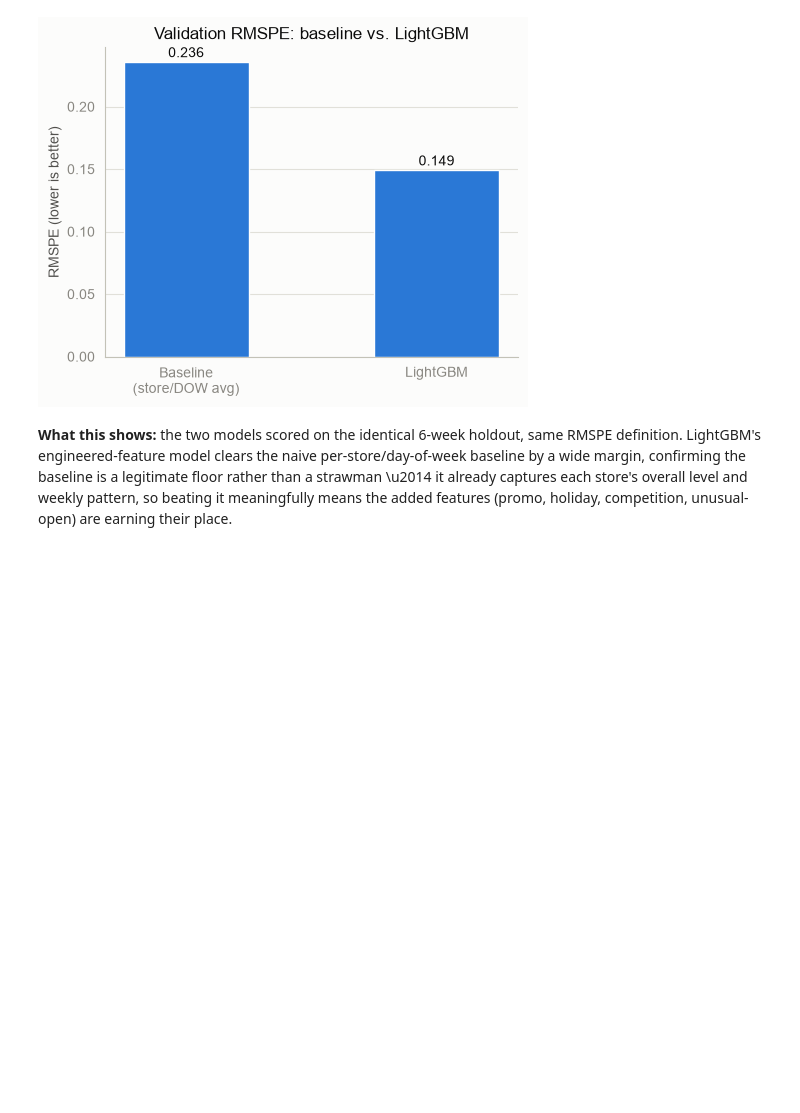
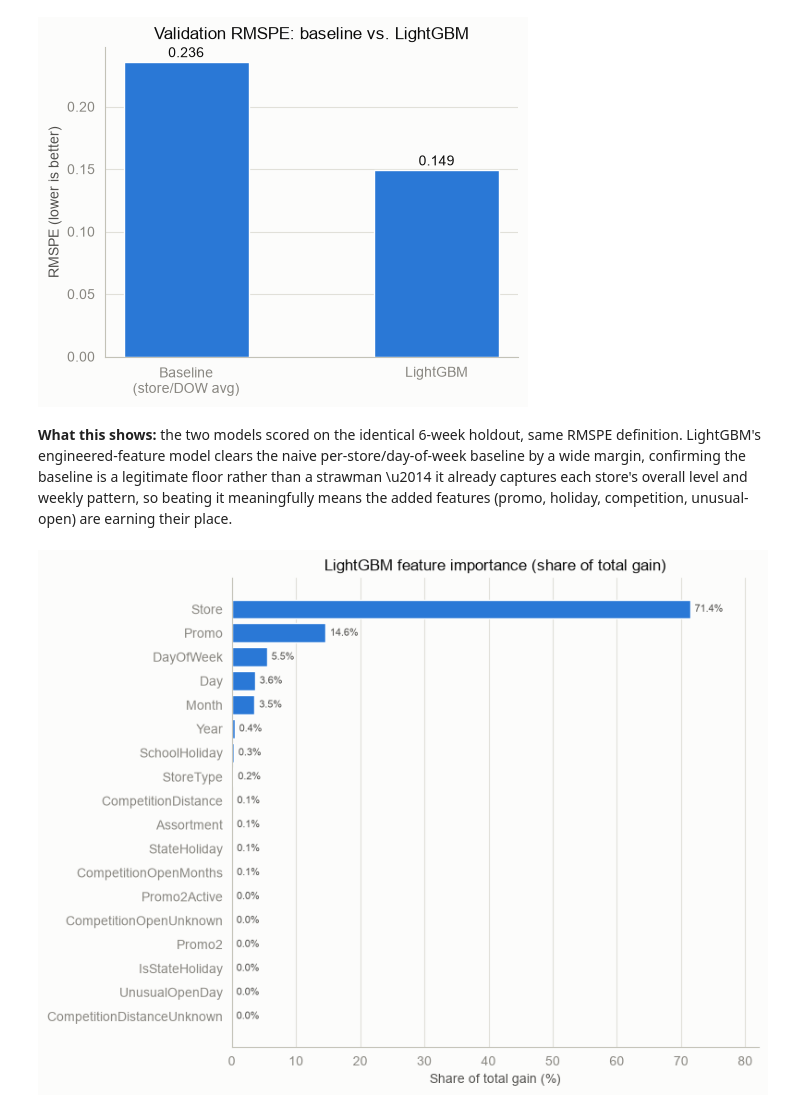
Before and after one commit to india-ehrhardt/rossman-sales-forecasting, a Jupyter notebook: notebooks/01_eda.ipynb, the cells around one changed output. Drawn from its saved outputs; the diff is of its cells as text; code cells hidden in the pictures; blank space fills up the shorter version.

```diff
--- a/notebooks/01_eda.ipynb
+++ b/notebooks/01_eda.ipynb
@@ -307,3 +307,22 @@ plt.show()
 [figure]
 # %% [markdown]
 **What this shows:** the two models scored on the identical 6-week holdout, same RMSPE definition. LightGBM's engineered-feature model clears the naive per-store/day-of-week baseline by a wide margin, confirming the baseline is a legitimate floor rather than a strawman \u2014 it already captures each store's overall level and weekly pattern, so beating it meaningfully means the added features (promo, holiday, competition, unusual-open) are earning their place.
+# %%
+importance = pd.Series(model.feature_importance(importance_type="gain"), index=model.feature_name())
+importance_pct = (importance / importance.sum() * 100).sort_values(ascending=True)
+
+fig, ax = plt.subplots(figsize=(8, 6))
+bars = ax.barh(importance_pct.index, importance_pct.values, color=BLUE)
+for bar, value in zip(bars, importance_pct.values):
+    label_x = bar.get_width() + max(importance_pct.values) * 0.01
+    ax.text(label_x, bar.get_y() + bar.get_height() / 2, f"{value:.1f}%", va="center", color="#52514e", fontsize=8)
+ax.set_title("LightGBM feature importance (share of total gain)")
+ax.set_xlabel("Share of total gain (%)")
+ax.set_xlim(0, max(importance_pct.values) * 1.15)
+ax.grid(axis="x", linewidth=0.8)
+ax.set_axisbelow(True)
+sns.despine(ax=ax)
+plt.tight_layout()
+plt.show()
+# %% [output]
+[figure, added]
```
Also changed, not shown: parts of 1 cell of this notebook.
